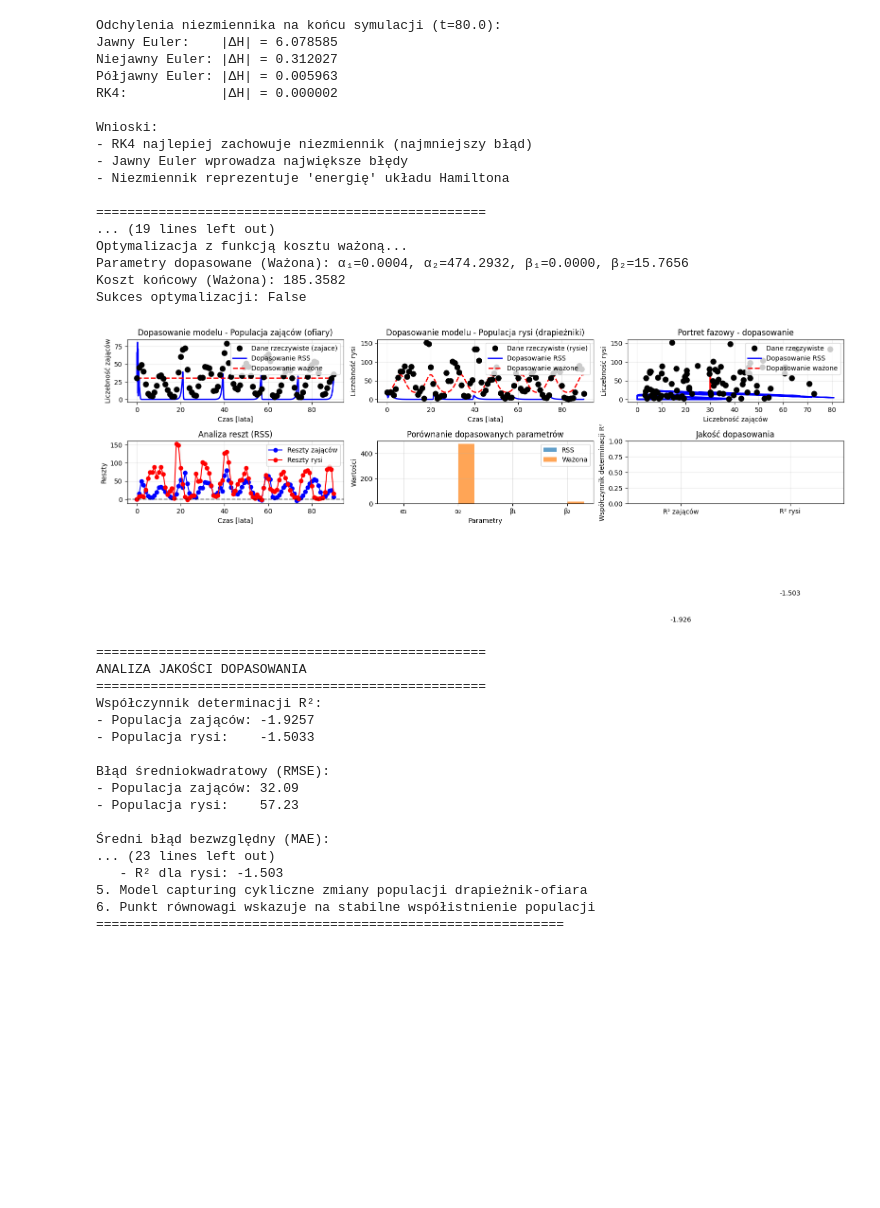
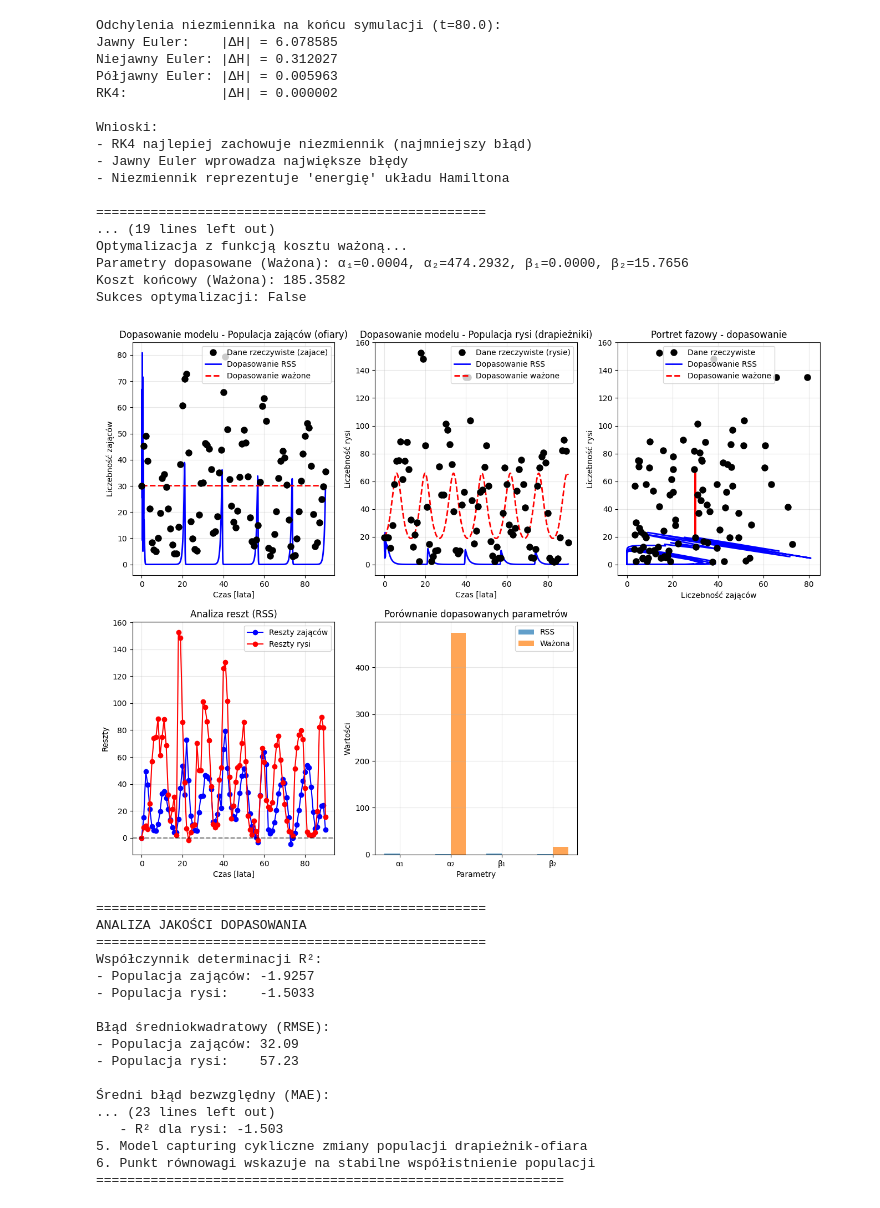
Before and after one commit to FalcO0O/MOWNiT, a Jupyter notebook: Lab_10/main.ipynb, the cells around one changed output. Cells and saved outputs as stored; diff of their text form; code cells hidden in the pictures; blank space fills up the shorter version.

Commit message:
Minor fixes
Removed R^2 chart and chart layout.

```diff
--- a/Lab_10/main.ipynb
+++ b/Lab_10/main.ipynb
@@ -214,7 +214,7 @@ try:
     print("Wczytywanie danych z pliku LynxHare.txt...")
 
     # Wczytanie danych - zakładamy format: rok populacja_rysi populacja_zająców
-    data = pd.read_csv('LynxHare.txt', sep='\s+', header=None, names=['rok', 'rysie', 'zajace'])
+    data = pd.read_csv('LynxHare.txt', sep=r'\s+', header=None, names=['rok', 'rysie', 'zajace'])
 
     print(f"Wczytano {len(data)} punktów danych z lat {data['rok'].min()}-{data['rok'].max()}")
     print(f"Zakres populacji rysi: {data['rysie'].min():.1f} - {data['rysie'].max():.1f}")
@@ -418,26 +418,26 @@ plt.legend()
 plt.grid(True, alpha=0.3)
 
 # Statystyki dopasowania
-plt.subplot(2, 3, 6)
-r2_rss_x = 1 - np.sum(residuals_rss_x**2) / np.sum((real_x - np.mean(real_x))**2)
-r2_rss_y = 1 - np.sum(residuals_rss_y**2) / np.sum((real_y - np.mean(real_y))**2)
+# plt.subplot(2, 3, 6)
+# r2_rss_x = 1 - np.sum(residuals_rss_x**2) / np.sum((real_x - np.mean(real_x))**2)
+# r2_rss_y = 1 - np.sum(residuals_rss_y**2) / np.sum((real_y - np.mean(real_y))**2)
 
-stats_data = [r2_rss_x, r2_rss_y]
-stats_labels = ['R² zająców', 'R² rysi']
-colors = ['blue', 'red']
+# stats_data = [r2_rss_x, r2_rss_y]
+# stats_labels = ['R² zająców', 'R² rysi']
+# colors = ['blue', 'red']
 
-bars = plt.bar(stats_labels, stats_data, color=colors, alpha=0.7)
-plt.ylabel('Współczynnik determinacji R²')
-plt.title('Jakość dopasowania')
-plt.ylim(0, 1)
-plt.grid(True, alpha=0.3)
+# bars = plt.bar(stats_labels, stats_data, color=colors, alpha=0.7)
+# plt.ylabel('Współczynnik determinacji R²')
+# plt.title('Jakość dopasowania')
+# plt.ylim(0, 1)
+# plt.grid(True, alpha=0.3)
 
-# Dodanie wartości na słupkach
-for bar, val in zip(bars, stats_data):
-    plt.text(bar.get_x() + bar.get_width()/2, bar.get_height() + 0.02,
-             f'{val:.3f}', ha='center', va='bottom')
+# # Dodanie wartości na słupkach
+# for bar, val in zip(bars, stats_data):
+#     plt.text(bar.get_x() + bar.get_width()/2, bar.get_height() + 0.02,
+#              f'{val:.3f}', ha='center', va='bottom')
 
-plt.tight_layout()
+# plt.tight_layout()
 plt.show()
 
 print("\n" + "="*50)
@@ -498,34 +498,34 @@ Interpretacja fizyczna portretu fazowego:
 - Cykl się powtarza, tworząc stabilną orbitę
 
 ==================================================
 (b) PUNKTY STACJONARNE
 ==================================================
 Rozwiązywanie układu równań:
 x'(α₁ - β₁y) = 0
 ... (14 lines left out)
 (c) NIEZMIENNIK H(x,y)
 ==================================================
 Niezmiennik H(x,y) = β₂x + β₁y - α₂ln(x) - α₁ln(y)
 Wartość początkowa H₀ = -2.093598
 [figure]
 Odchylenia niezmiennika na końcu symulacji (t=80.0):
 Jawny Euler:    |ΔH| = 6.078585
 Niejawny Euler: |ΔH| = 0.312027
 Półjawny Euler: |ΔH| = 0.005963
 RK4:            |ΔH| = 0.000002
 
 Wnioski:
 - RK4 najlepiej zachowuje niezmiennik (najmniejszy błąd)
 - Jawny Euler wprowadza największe błędy
 - Niezmiennik reprezentuje 'energię' układu Hamiltona
 
 ==================================================
 ... (19 lines left out)
 Optymalizacja z funkcją kosztu ważoną...
 Parametry dopasowane (Ważona): α₁=0.0004, α₂=474.2932, β₁=0.0000, β₂=15.7656
 Koszt końcowy (Ważona): 185.3582
 Sukces optymalizacji: False
-[figure, old version]
+[figure, new version]
 ==================================================
 ANALIZA JAKOŚCI DOPASOWANIA
 ==================================================
```
